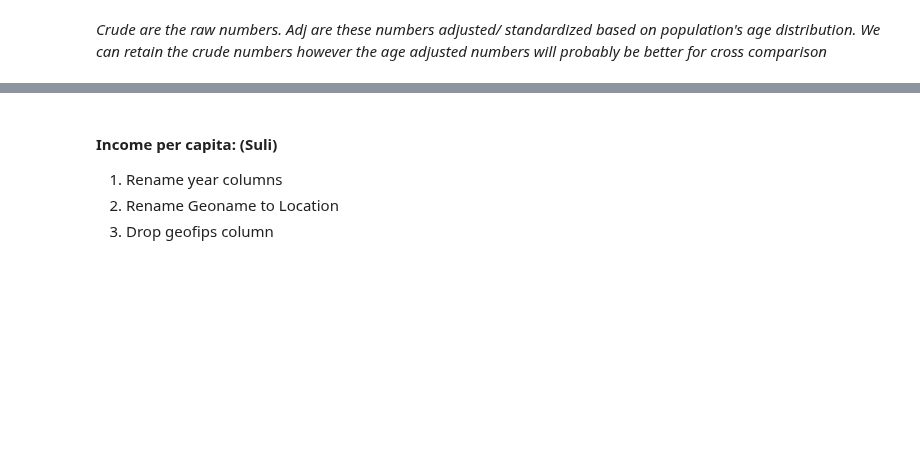
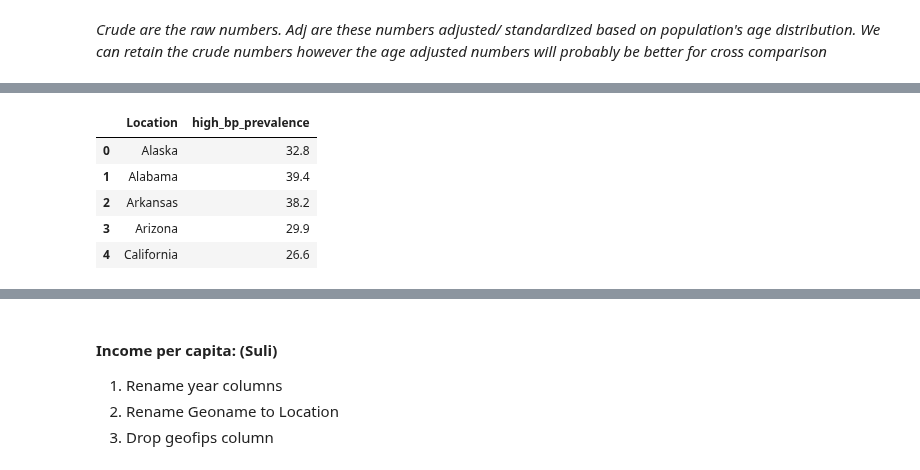
Before and after one commit to rafirahman27/Preparing_for_the_next_Pandemic, a Jupyter notebook: Katie.ipynb, the cells around one changed output, grey strips where cells are left out. Cells and saved outputs as stored; diff of their text form; code cells hidden in the pictures; blank space fills up the shorter version.

```diff
--- a/Katie.ipynb
+++ b/Katie.ipynb
@@ -287,9 +463,16 @@ high_bp.head()
 # %%
 high_bp.rename(columns={
     'DataValue':'high_bp_prevalence',
     'LocationDesc':'Location'}, inplace=True)
-high_bp.drop(columns=['Unnamed: 0', 'YearStart', 'Question'], inplace=True)
+high_bp.drop(columns=['YearStart', 'Question'], inplace=True)
 high_bp.head()
+# %% [output]
+|  | Location | high_bp_prevalence |
+| 0 | Alaska | 32.8 |
+| 1 | Alabama | 39.4 |
+| 2 | Arkansas | 38.2 |
+| 3 | Arizona | 29.9 |
+| 4 | California | 26.6 |
 # %%
 cardiac_mortality = pd.read_csv('Data/Raw/cardiac_mortality_adj.csv')
 # %%
```
Also changed, not shown: parts of 57 cells of this notebook, 20 other files.
